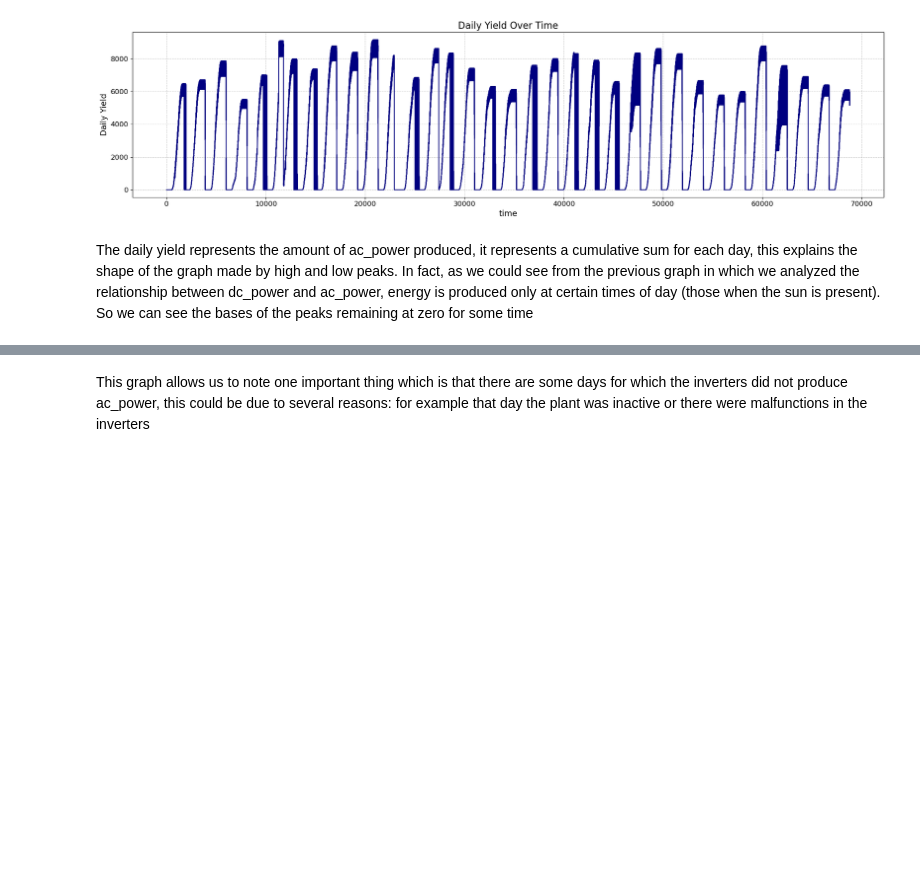
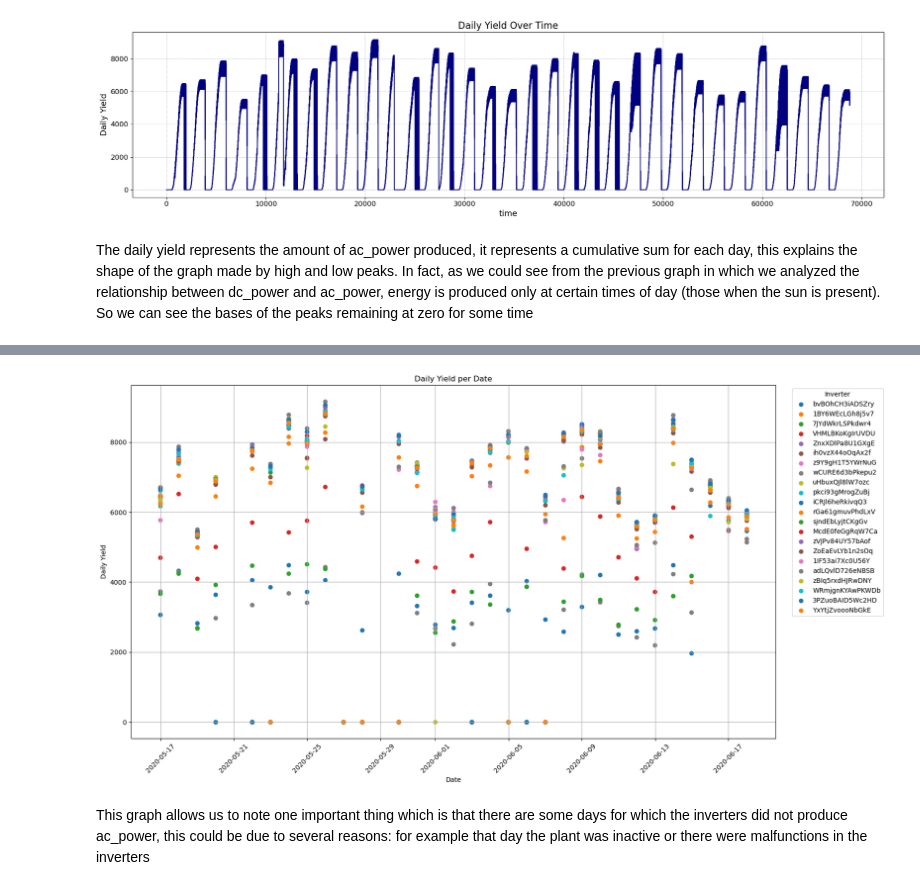
Before and after one commit to Christian-Braga/energy_forecast_ML, a Jupyter notebook: Chris_test_py.ipynb, the cells around one changed output, grey strips where cells are left out. Cells and saved outputs as stored; diff of their text form; code cells hidden in the pictures; blank space fills up the shorter version.

```diff
--- a/Chris_test_py.ipynb
+++ b/Chris_test_py.ipynb
@@ -355,3 +363,26 @@ plt.show()
+# %%
+import matplotlib.pyplot as plt
+import pandas as pd
+
+plt.figure(figsize=(17, 9))
+
+for i in p1_invertes:
+    daily_yield = p1_gen_df[p1_gen_df['date_time'].dt.time == pd.to_datetime('23:45:00').time()]
+    invert_dy = daily_yield[daily_yield['source_key'] == i]
+    daily_sum = invert_dy.groupby('date_time')['daily_yield'].sum()
+    plt.scatter(daily_sum.index, daily_sum.values, label=i)
+
+# Impostare i ticks sull'asse x per mostrare solo le date specifiche
+plt.xticks(rotation=45)  # Ruota le etichette per una migliore leggibilità
+plt.title('Daily Yield per Date')
+plt.xlabel('Date')
+plt.ylabel('Daily Yield')
+plt.legend(title='Inverter', bbox_to_anchor=(1.02, 1), loc='upper left')
+plt.grid(True)  # Aggiunge la griglia per una migliore visualizzazione
+plt.tight_layout()  # Aggiusta il layout per evitare sovrapposizioni
+plt.show()
+# %% [output]
+[figure, added]
 # %% [markdown]
 This graph allows us to note one important thing which is that there are some days for which the inverters did not produce ac_power, this could be due to several reasons: for example that day the plant was inactive or there were malfunctions in the inverters
 # %% [markdown]
```
Also changed, not shown: parts of 8 cells of this notebook.
